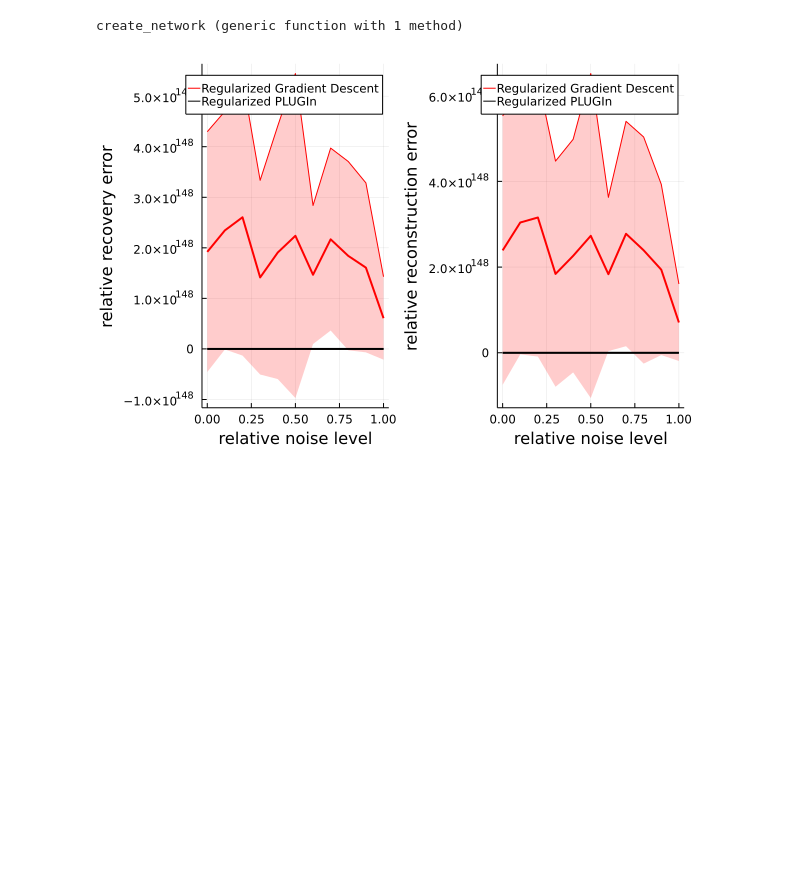
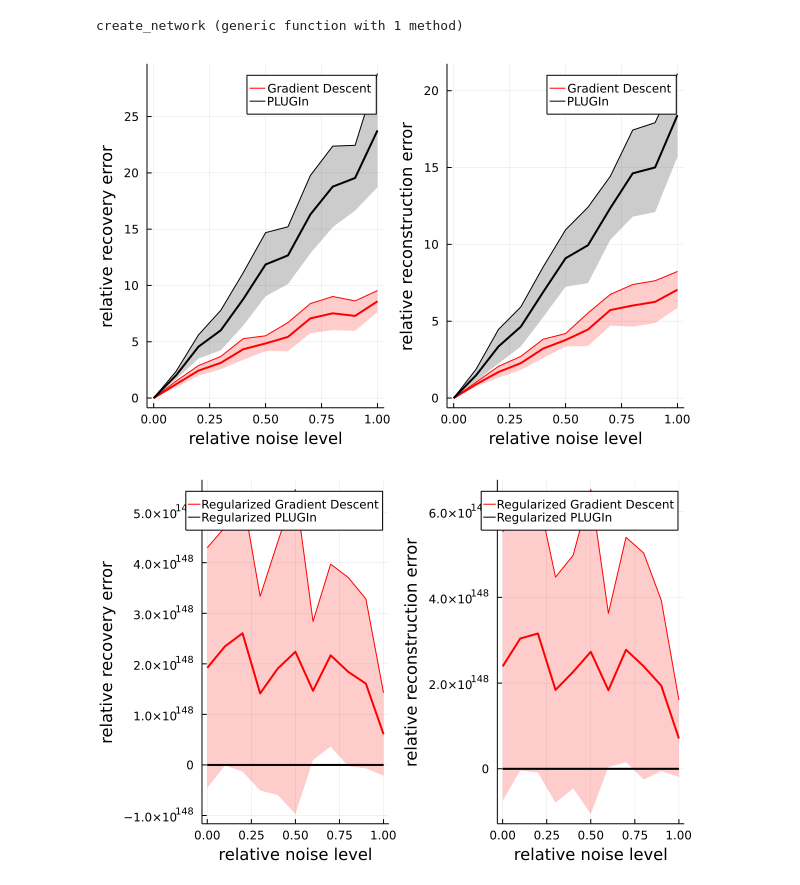
Before and after one commit to babhrujoshi/PLUGIn_Julia, a Jupyter notebook: Plugin_denoise.ipynb, the cells around one changed output. Drawn from its saved outputs; the diff is of its cells as text; code cells hidden in the pictures; blank space fills up the shorter version.

Commit message:
CS plots

```diff
--- a/Plugin_denoise.ipynb
+++ b/Plugin_denoise.ipynb
@@ -232,4 +234,43 @@ end
 save("result/talk/error_denoise_recov.jld", "error_GD", recov_error_matrix_GD, "error_PLUGIn", recov_error_matrix_PLUGIn, "error_GD_proj", recov_error_matrix_GD_proj, "error_PLUGIn_proj", recov_error_matrix_PLUGIn_proj, "error_GD_reg", recov_error_matrix_GD_reg, "error_PLUGIn_reg", recov_error_matrix_PLUGIn_reg)
 
 save("result/talk/error_denoise_recon.jld", "error_GD", recon_error_matrix_GD, "error_PLUGIn", recon_error_matrix_PLUGIn, "error_GD_proj", recon_error_matrix_GD_proj, "error_PLUGIn_proj", recon_error_matrix_PLUGIn_proj, "error_GD_reg", recon_error_matrix_GD_reg, "error_PLUGIn_reg", recon_error_matrix_PLUGIn_reg)
+# %%
+recov_error_matrix_GD = load("result/talk/error_denoise_recov.jld",  "error_GD")
+recov_error_matrix_PLUGIn = load("result/talk/error_denoise_recov.jld",  "error_PLUGIn")
+recon_error_matrix_GD = load("result/talk/error_denoise_recon.jld",  "error_GD")
+recon_error_matrix_PLUGIn = load("result/talk/error_denoise_recon.jld",  "error_PLUGIn")
+
+noise_level_list = 0:.1:1
+
+
+average_recov = mean(recov_error_matrix_GD[:, 2:end], dims=2)
+std_recov = std(recov_error_matrix_GD[:, 2:end], dims=2)
+plot(noise_level_list, average_recov + std_recov, fillrange = average_recov - std_recov, fillalpha = .2, color =:red, label = false)
+plot!(noise_level_list, average_recov, label = "Gradient Descent", xlabel = "noise level", ylabel = "average recovery error", linewidth = 2, color =:red)
+
+average_recov = mean(recov_error_matrix_PLUGIn[:, 2:end], dims=2)
+std_recov = std(recov_error_matrix_PLUGIn[:, 2:end], dims=2)
+plot!(noise_level_list, average_recov + std_recov, fillrange = average_recov - std_recov, fillalpha = .2, c =:black, label = false)
+p1 = plot!(noise_level_list, average_recov, label = "PLUGIn", xlabel = "relative noise level", ylabel = "relative recovery error", linewidth = 2, color =:black )
+
+
+#################################################################################
+average_recon = mean(recon_error_matrix_GD[:, 2:end], dims=2)
+std_recon = std(recon_error_matrix_GD[:, 2:end], dims=2)
+plot(noise_level_list, average_recon + std_recon, fillrange = average_recon - std_recon,fillalpha = .2, color =:red, label = false)
+plot!(noise_level_list, average_recon, label = "Gradient Descent", xlabel = "noise level", ylabel = "average reconstruction error", linewidth = 2, c =:red)
+
+
+average_recon = mean(recon_error_matrix_PLUGIn[:, 2:end], dims=2)
+std_recon = std(recon_error_matrix_PLUGIn[:, 2:end], dims=2)
+plot!(noise_level_list, average_recon + std_recon, fillrange = average_recon - std_recon, fillalpha = .2, c =:black, label = false)
+p2 = plot!(noise_level_list, average_recon, label = "PLUGIn", xlabel = "relative noise level", ylabel = "relative reconstruction error", linewidth = 2 , c =:black)
+
+
+plot(p1, p2, layout = (1,2))
+
+
+# savefig("result/talk/PLUGIn_GD_noise.pdf")
+# %% [output]
+[figure, added]
 # %%
```
Also changed, not shown: parts of 3 cells of this notebook, 10 other files.
